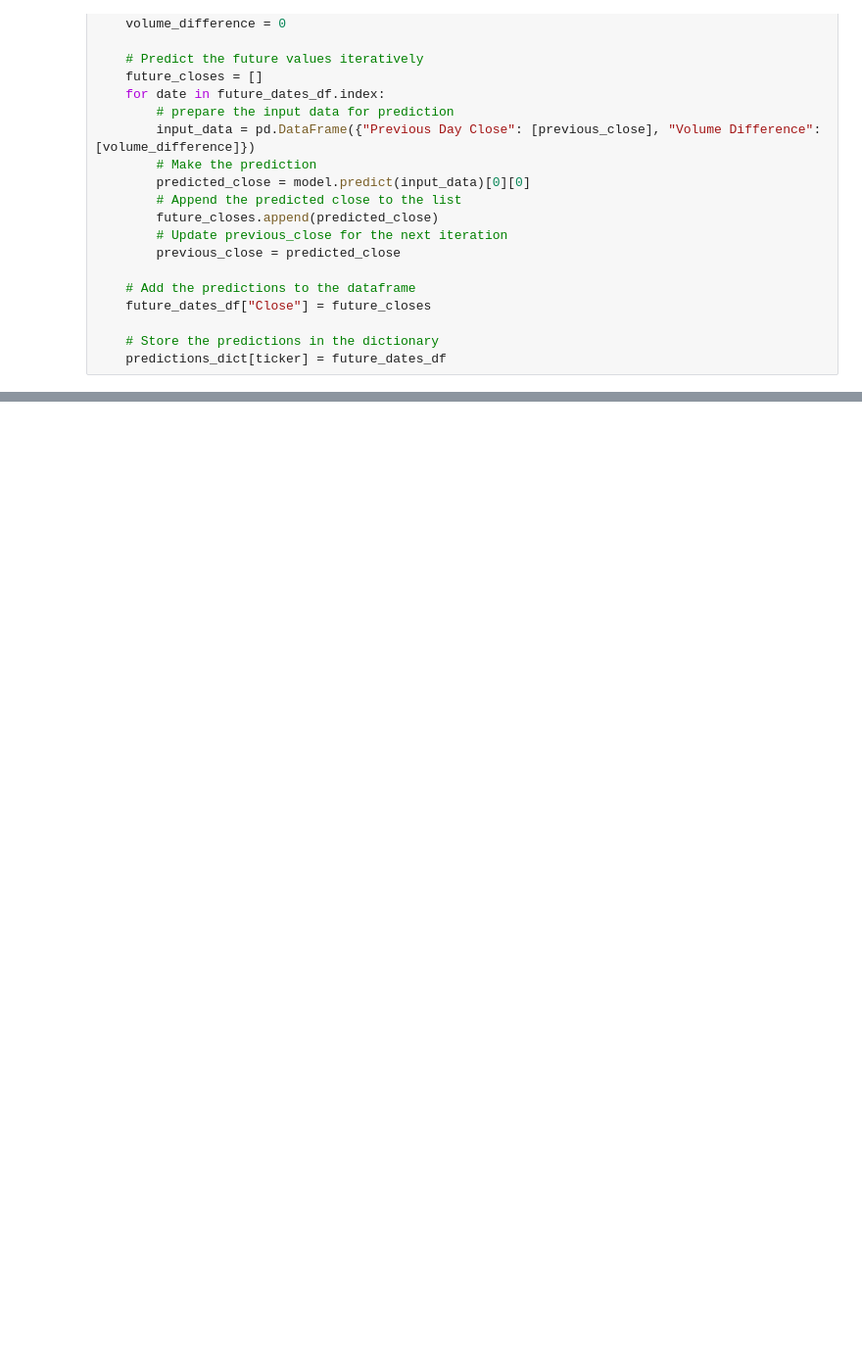
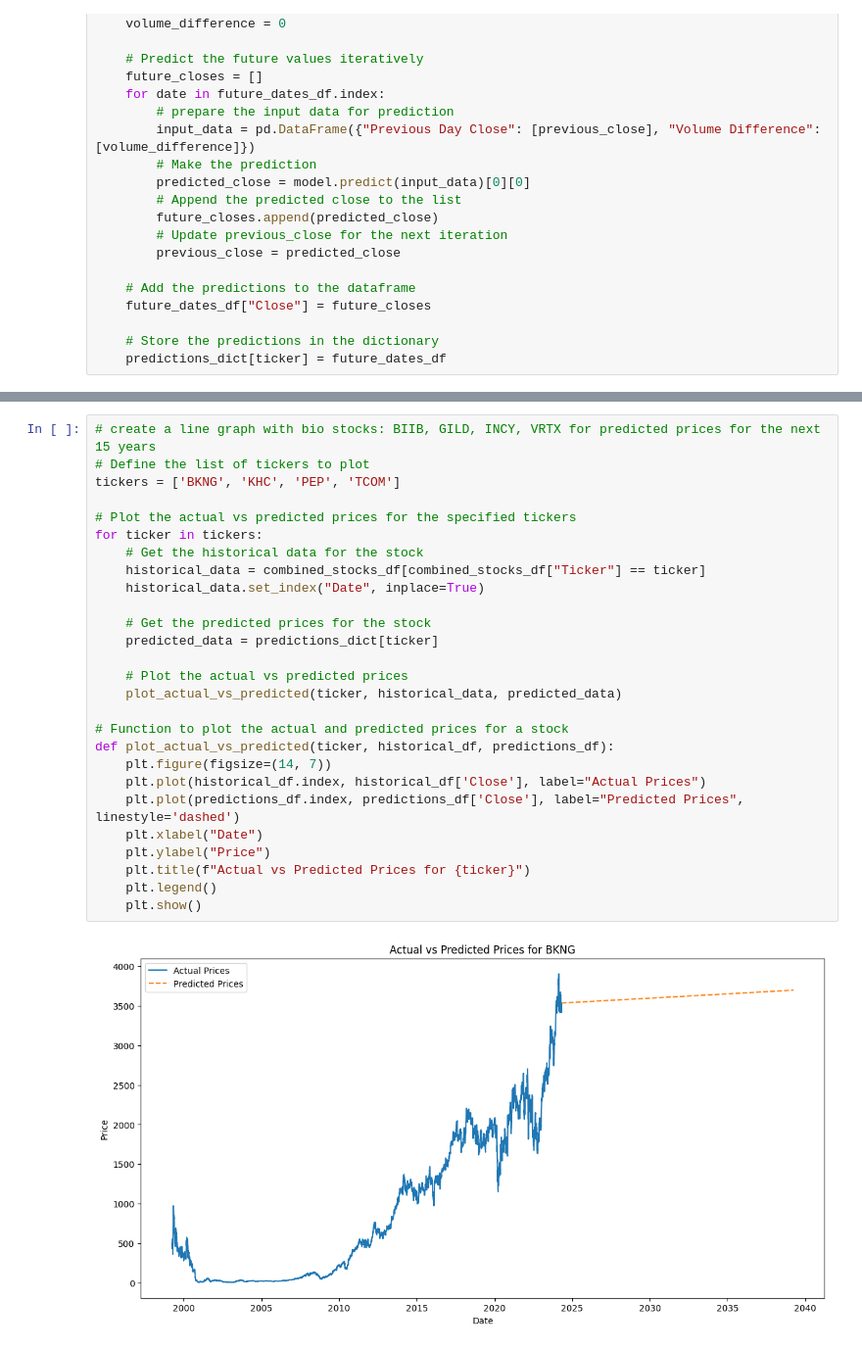
Before and after one commit to cailahanus/stockmarket-machinelearningproject, a Jupyter notebook: Notebooks/stock_prediction_15yr.ipynb, the cells around one changed output, grey strips where cells are left out. Shown at 98% size. Cells and saved outputs as stored; diff of their text form; blank space fills up the shorter version.

```diff
--- a/Notebooks/stock_prediction_15yr.ipynb
+++ b/Notebooks/stock_prediction_15yr.ipynb
@@ -232,0 +372,29 @@ def plot_actual_vs_predicted(ticker, historical_df, predictions_df):
+# %%
+# create a line graph with bio stocks: BIIB, GILD, INCY, VRTX for predicted prices for the next 15 years
+# Define the list of tickers to plot
+tickers = ['BKNG', 'KHC', 'PEP', 'TCOM']
+
+# Plot the actual vs predicted prices for the specified tickers
+for ticker in tickers:
+    # Get the historical data for the stock
+    historical_data = combined_stocks_df[combined_stocks_df["Ticker"] == ticker]
+    historical_data.set_index("Date", inplace=True)
+
+    # Get the predicted prices for the stock
+    predicted_data = predictions_dict[ticker]
+
+    # Plot the actual vs predicted prices
+    plot_actual_vs_predicted(ticker, historical_data, predicted_data)
+
+# Function to plot the actual and predicted prices for a stock
+def plot_actual_vs_predicted(ticker, historical_df, predictions_df):
+    plt.figure(figsize=(14, 7))
+    plt.plot(historical_df.index, historical_df['Close'], label="Actual Prices")
+    plt.plot(predictions_df.index, predictions_df['Close'], label="Predicted Prices", linestyle='dashed')
+    plt.xlabel("Date")
+    plt.ylabel("Price")
+    plt.title(f"Actual vs Predicted Prices for {ticker}")
+    plt.legend()
+    plt.show()
+# %% [output]
+[figure, added]
```
Also changed, not shown: parts of 12 cells of this notebook.
